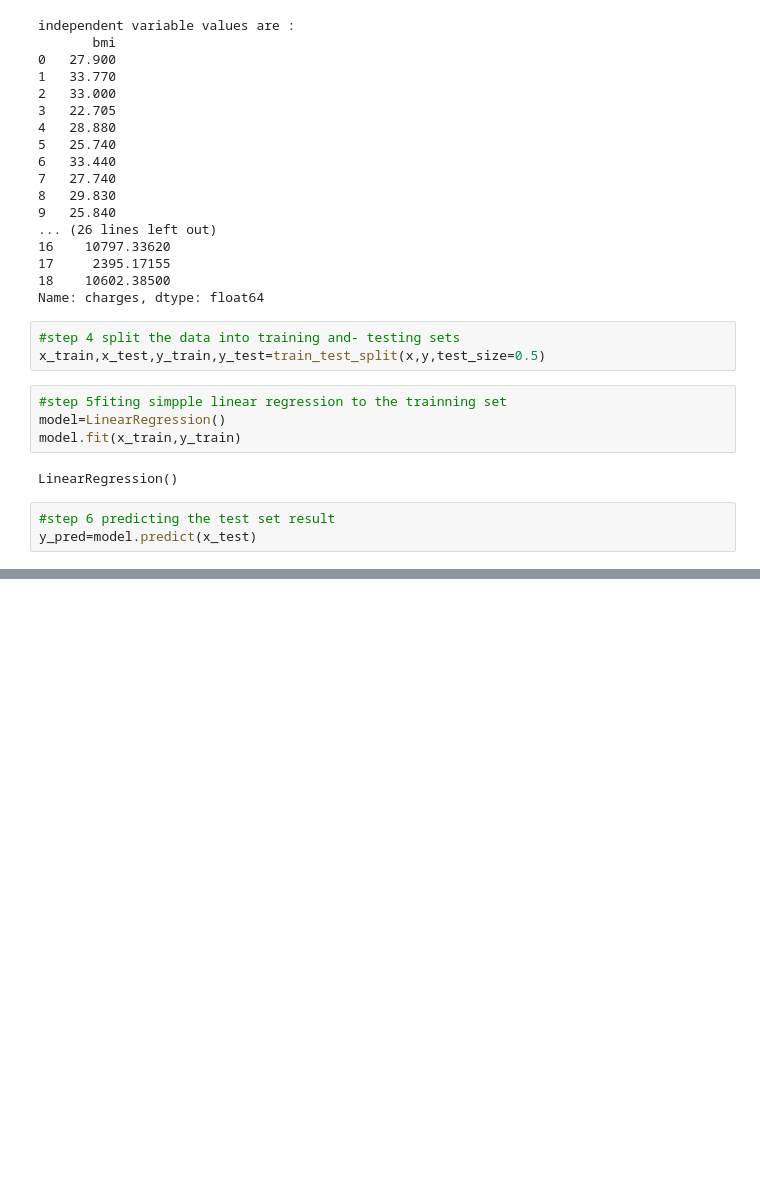
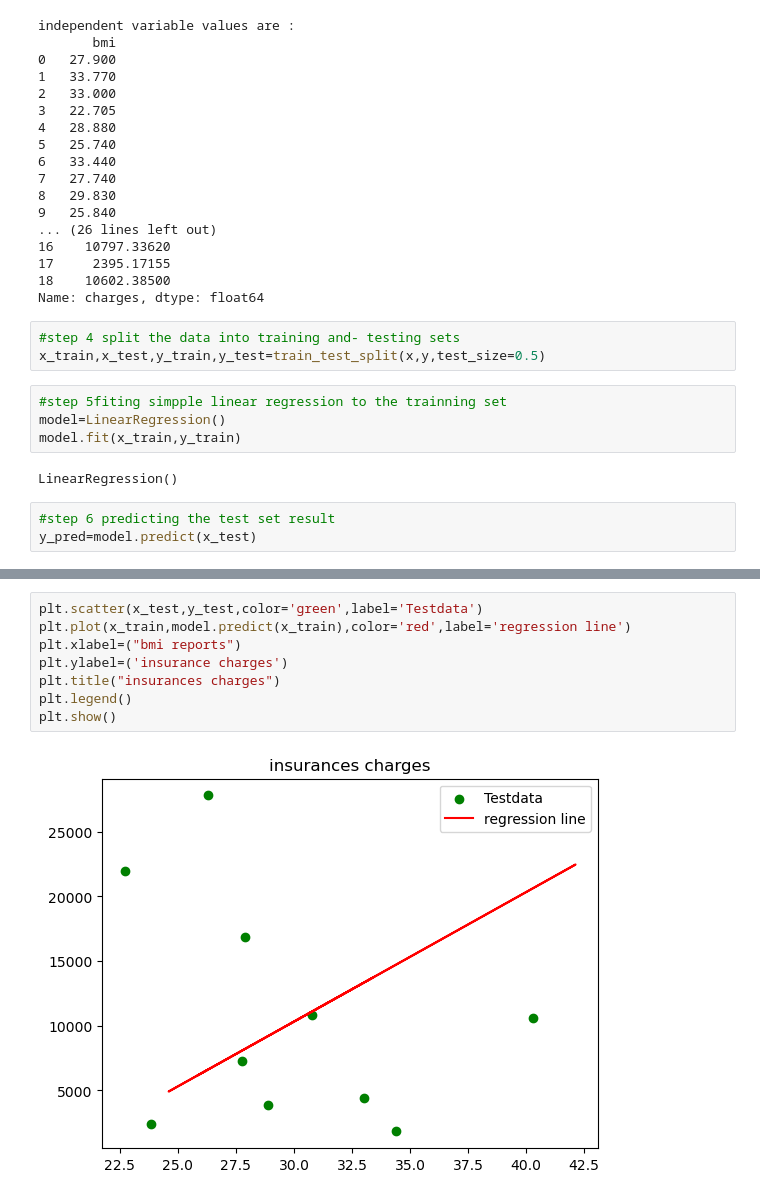
Before and after one commit to sairammedida/machinelearninglab, a Jupyter notebook: exp1 linear.ipynb, the cells around one changed output, grey strips where cells are left out. Drawn from its saved outputs; the diff is of its cells as text; blank space fills up the shorter version.

```diff
--- a/exp1 linear.ipynb
+++ b/exp1 linear.ipynb
@@ -65,0 +65,10 @@ plt.show
+# %%
+plt.scatter(x_test,y_test,color='green',label='Testdata')
+plt.plot(x_train,model.predict(x_train),color='red',label='regression line')
+plt.xlabel=("bmi reports")
+plt.ylabel=('insurance charges')
+plt.title("insurances charges")
+plt.legend()
+plt.show()
+# %% [output]
+[figure, added]
```
Also changed, not shown: parts of 2 cells of this notebook.
